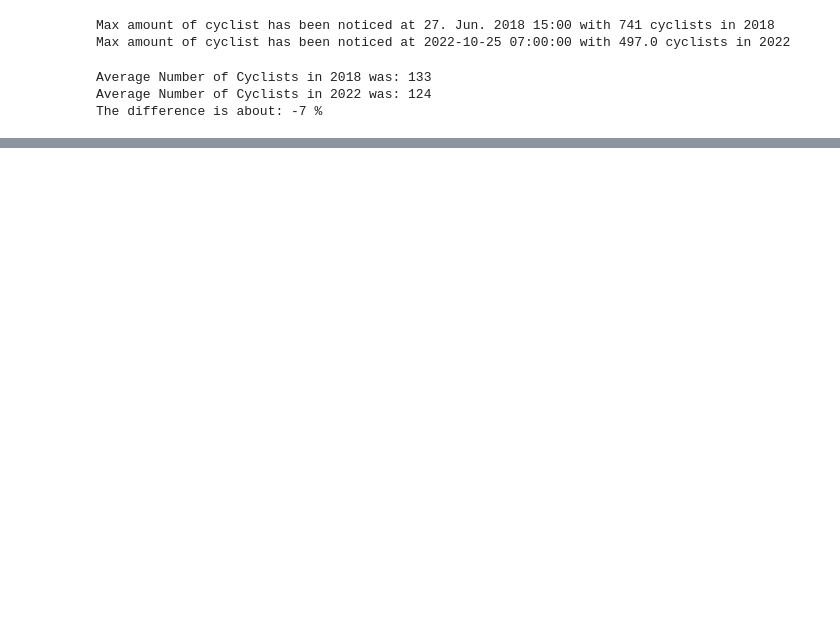
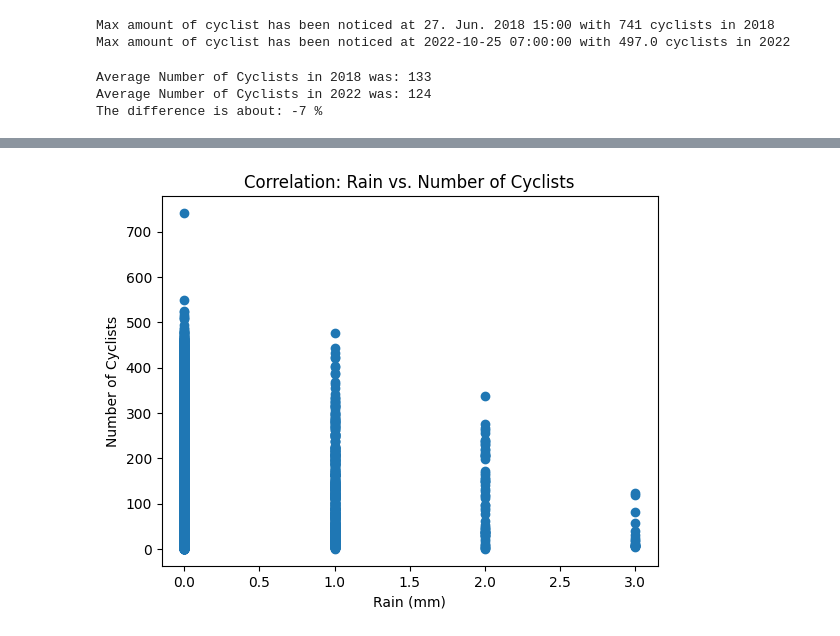
Before and after one commit to OmarFourati/2023-amse-template, a Jupyter notebook: exploration.ipynb, the cells around one changed output, grey strips where cells are left out. Saved outputs shown, nothing was run; the diff lists cells and outputs as text; code cells hidden in the pictures; blank space fills up the shorter version.

```diff
--- a/exploration.ipynb
+++ b/exploration.ipynb
@@ -161,0 +203,10 @@ plt.show()
+# %%
+#Easy scatter plot correlation
+
+plt.scatter(df_2018_corr['Regen (mm)'], df_2018_corr['Weseler Straße (gesamt)'])
+plt.xlabel('Rain (mm)')
+plt.ylabel('Number of Cyclists')
+plt.title('Correlation: Rain vs. Number of Cyclists')
+plt.show()
+# %% [output]
+[figure, added]
```
Also changed, not shown: parts of 6 cells of this notebook.
